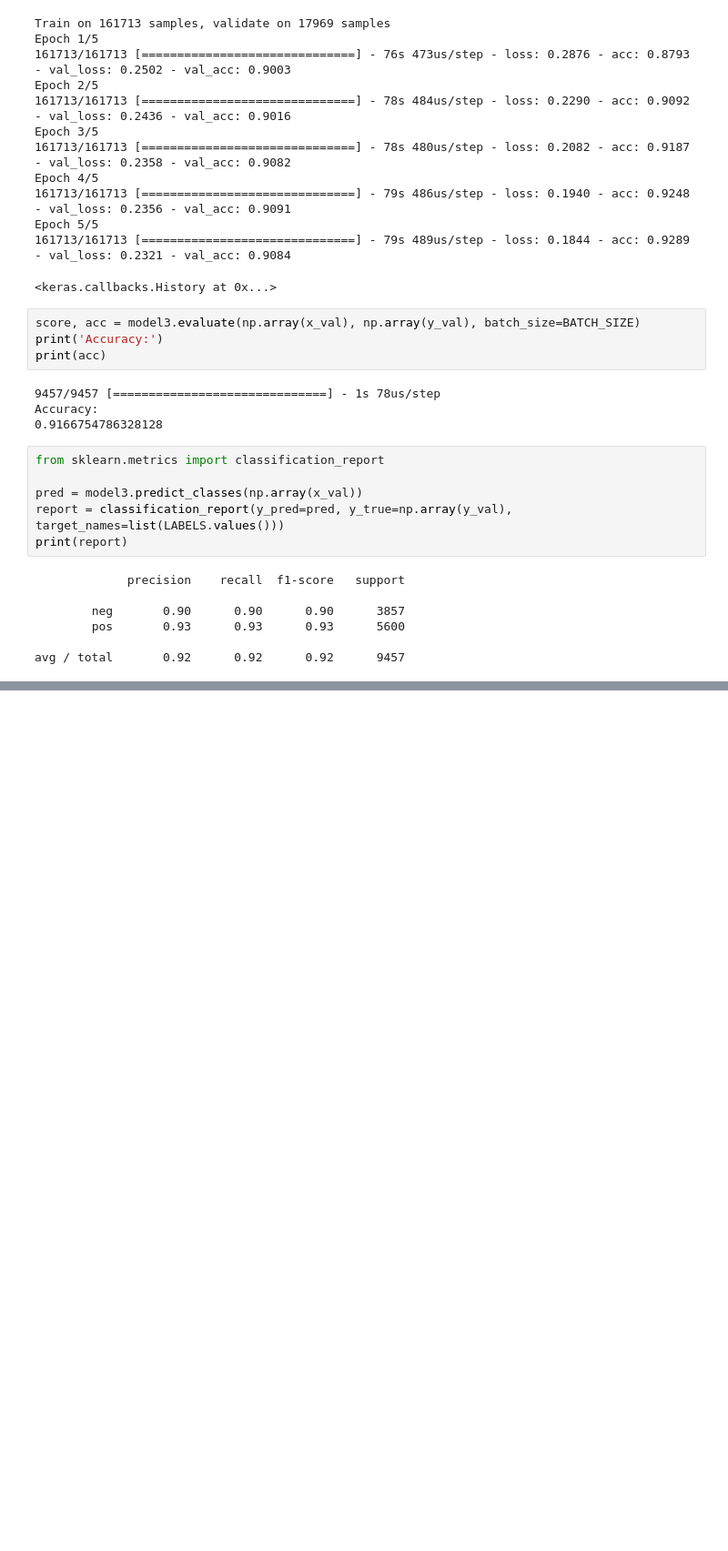
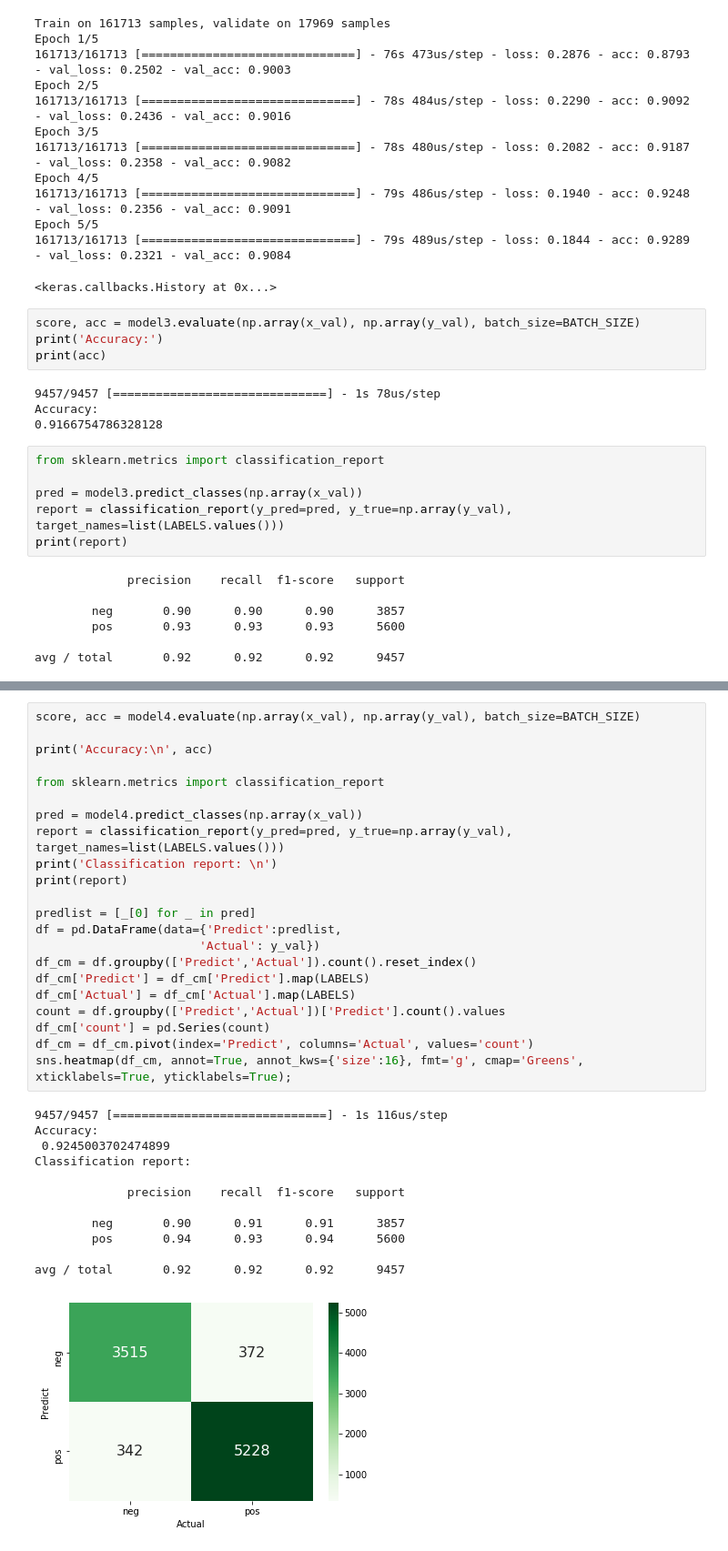
Before and after one commit to risson/sentiment_analysis, a Jupyter notebook: simpleCNN.ipynb, the cells around one changed output, grey strips where cells are left out. Shown: that part at 91% size. Saved outputs shown, nothing was run; the diff lists cells and outputs as text; blank space fills up the shorter version.

```diff
--- a/simpleCNN.ipynb
+++ b/simpleCNN.ipynb
@@ -514,0 +618,35 @@ print(x_val_raw[error_index[4]],y_val[error_index[4]],predlist[error_index[4]])
+# %%
+score, acc = model4.evaluate(np.array(x_val), np.array(y_val), batch_size=BATCH_SIZE)
+
+print('Accuracy:\n', acc)
+
+from sklearn.metrics import classification_report
+
+pred = model4.predict_classes(np.array(x_val))
+report = classification_report(y_pred=pred, y_true=np.array(y_val), target_names=list(LABELS.values()))
+print('Classification report: \n')
+print(report)
+
+predlist = [_[0] for _ in pred]
+df = pd.DataFrame(data={'Predict':predlist,
+                       'Actual': y_val})
+df_cm = df.groupby(['Predict','Actual']).count().reset_index()
+df_cm['Predict'] = df_cm['Predict'].map(LABELS)
+df_cm['Actual'] = df_cm['Actual'].map(LABELS)
+count = df.groupby(['Predict','Actual'])['Predict'].count().values
+df_cm['count'] = pd.Series(count)
+df_cm = df_cm.pivot(index='Predict', columns='Actual', values='count')
+sns.heatmap(df_cm, annot=True, annot_kws={'size':16}, fmt='g', cmap='Greens', xticklabels=True, yticklabels=True);
+# %% [output]
+9457/9457 [==============================] - 1s 116us/step
+Accuracy:
+ 0.9245003702474899
+Classification report:
+
+             precision    recall  f1-score   support
+
+        neg       0.90      0.91      0.91      3857
+        pos       0.94      0.93      0.94      5600
+
+avg / total       0.92      0.92      0.92      9457
+[figure, added]
```
Also changed, not shown: parts of 53 cells of this notebook.
